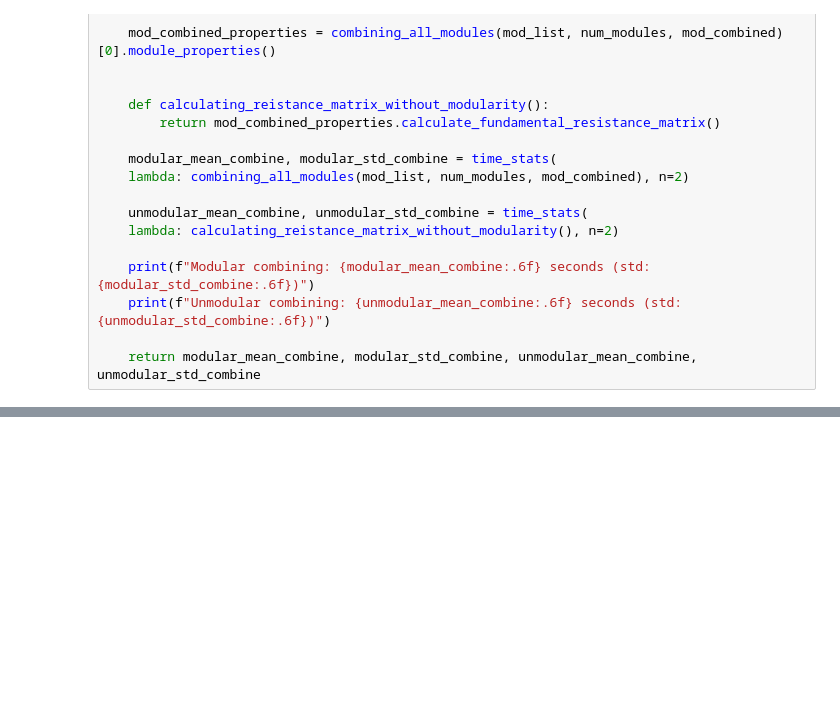
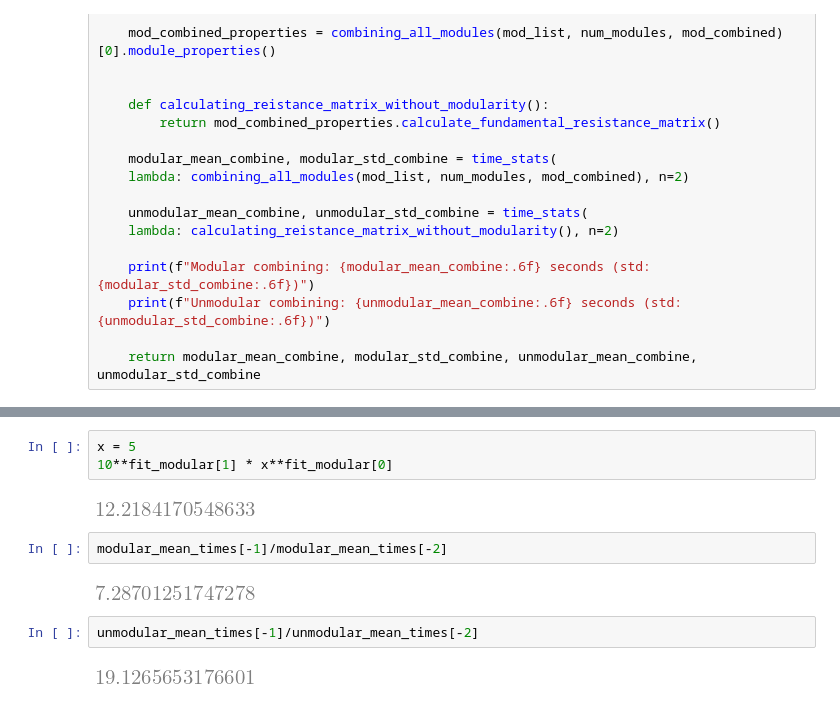
Before and after one commit to FTurci/conductance-chem-net, a Jupyter notebook: students/Jed/looping_example.ipynb, the cells around one changed output, grey strips where cells are left out. Cells and saved outputs as stored; diff of their text form; blank space fills up the shorter version.

```diff
--- a/students/Jed/looping_example.ipynb
+++ b/students/Jed/looping_example.ipynb
@@ -155,0 +188,13 @@ Unmodular combining: 32.581712 seconds (std: 0.654377)
+# %%
+x = 5
+10**fit_modular[1] * x**fit_modular[0]
+# %% [output]
+[figure, added]
+# %%
+modular_mean_times[-1]/modular_mean_times[-2]
+# %% [output]
+[figure, added]
+# %%
+unmodular_mean_times[-1]/unmodular_mean_times[-2]
+# %% [output]
+[figure, added]
```
Also changed, not shown: parts of 4 cells of this notebook, 2 other files.
